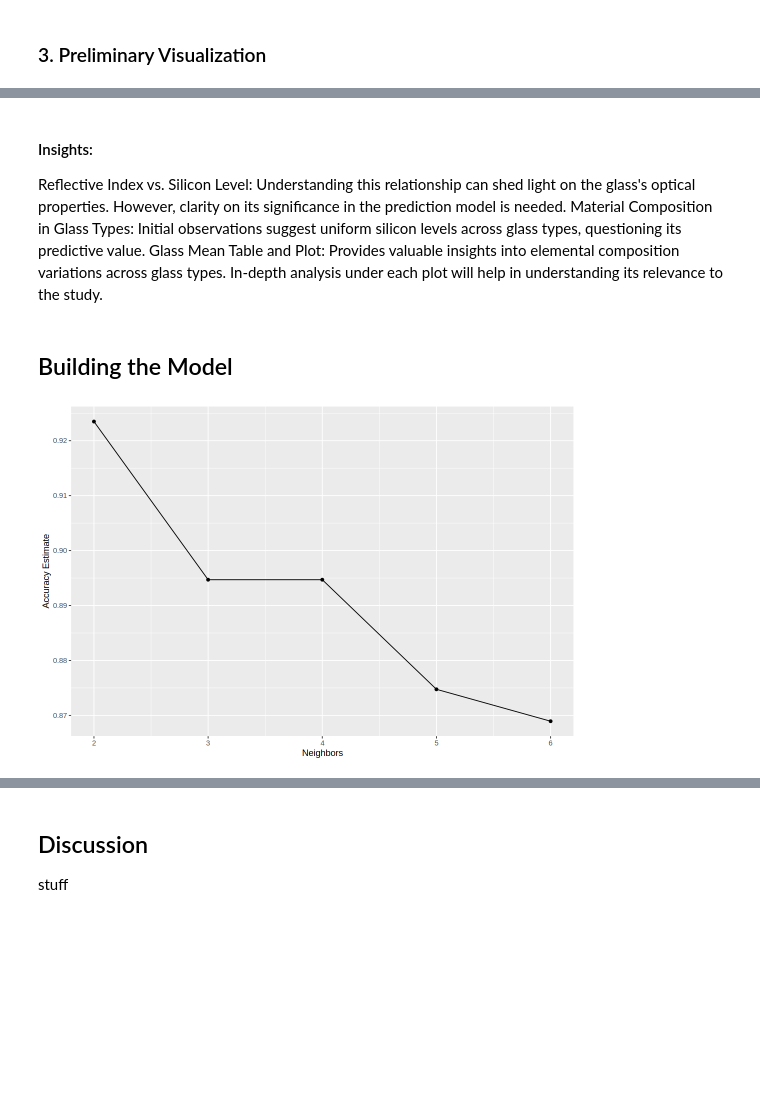
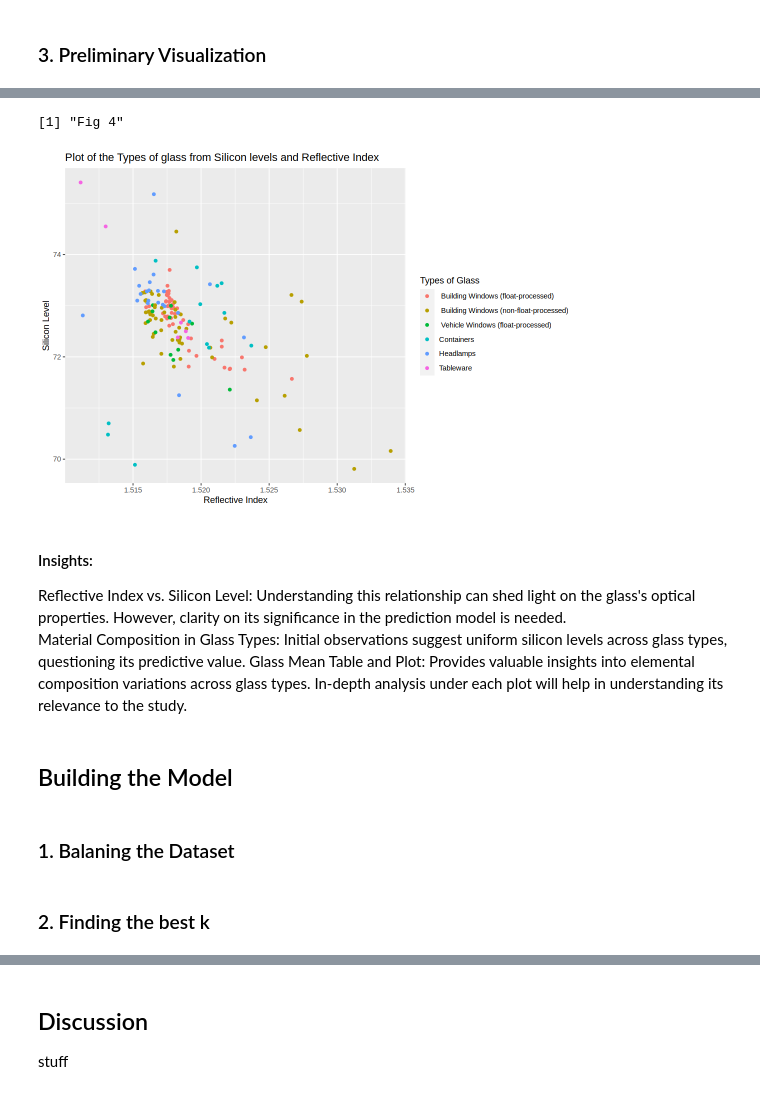
Before and after one commit to nlmanama/DSCI100-GroupProject, a Jupyter notebook: report.ipynb, the cells around one changed output, grey strips where cells are left out. Drawn from its saved outputs; the diff is of its cells as text; code cells hidden in the pictures; blank space fills up the shorter version.

```diff
--- a/report.ipynb
+++ b/report.ipynb
@@ -244,11 +221,40 @@ print("Fig 5")
+# %%
+#Naming the Types of glass
+glass_name <- mutate(glass_train, Type = case_when(
+    Type == 1 ~ " Building Windows (float-processed)",
+    Type == 2 ~ " Building Windows (non-float-processed)",
+    Type == 3 ~ " Vehicle Windows (float-processed)",
+    Type == 4 ~ " Vehicle Windows (non-float-processed)",
+    Type == 5 ~ "Containers",
+    Type == 6 ~ "Tableware",
+    Type == 7 ~ "Headlamps"))
+
+#Plot of the Types of glass from Silicon levels and Reflective Index
+options(repr.plot.width = 9, repr.plot.height = 6)
+
+ri_si_plot <- ggplot(glass_name, aes(x = RI, y = Si, group = Type)) +
+    geom_point(aes(color = Type)) +
+    labs(title = "Plot of the Types of glass from Silicon levels and Reflective Index",
+            x = "Reflective Index",
+            y = "Silicon Level",
+            color = "Types of Glass")
+
+
+ri_si_plot
+print("Fig 4")
+# %% [output]
+[1] "Fig 4"
+[figure, new version]
 # %% [markdown]
 #### Insights:
 
-Reflective Index vs. Silicon Level: Understanding this relationship can shed light on the glass's optical properties. However, clarity on its significance in the prediction model is needed.
+Reflective Index vs. Silicon Level: Understanding this relationship can shed light on the glass's optical properties. However, clarity on its significance in the prediction model is needed.\
 Material Composition in Glass Types: Initial observations suggest uniform silicon levels across glass types, questioning its predictive value.
 Glass Mean Table and Plot: Provides valuable insights into elemental composition variations across glass types. In-depth analysis under each plot will help in understanding its relevance to the study.
 # %% [markdown]
 ## Building the Model
+# %% [markdown]
+### 1. Balaning the Dataset
 # %%
 # balance data set
 set.seed(321)
@@ -257,37 +263,5 @@ ups_recipe <- recipe(Type ~ ., data = glass_train) |>
     prep()
 
 ups_glass_train <- bake(ups_recipe, glass_train)
-
-# Finding the best k value
-library(themis)
-
-knn_spec <- nearest_neighbor(weight_func = "rectangular", neighbor = tune()) |>
-    set_engine("kknn") |>
-    set_mode("classification")
-
-
-knn_recipe <- recipe(Type ~., data = ups_glass_train) |>
-    step_scale(all_predictors()) |>
-    step_center(all_predictors())
-
-knn_vfold <- vfold_cv(ups_glass_train, v = 5, strata = Type)
-
-knn_results <- workflow() |>
-    add_recipe(knn_recipe) |>
-    add_model(knn_spec) |>
-    tune_grid(resamples = knn_vfold, grid = tibble(neighbors = c(2, 3, 4, 5, 6))) |>
-    collect_metrics()
-
-accuracies <- knn_results |>
-    filter(.metric == 'accuracy')
-
-cross_val_plot <- accuracies |>
-    ggplot(aes(x = neighbors, y = mean)) +
-    geom_point() +
-    geom_line() +
-    labs(x = "Neighbors",
-        y = "Accuracy Estimate")
-
-cross_val_plot
-# %% [output]
-[figure, removed]
+# %% [markdown]
+### 2. Finding the best k
```
Also changed, not shown: parts of 9 cells of this notebook.
